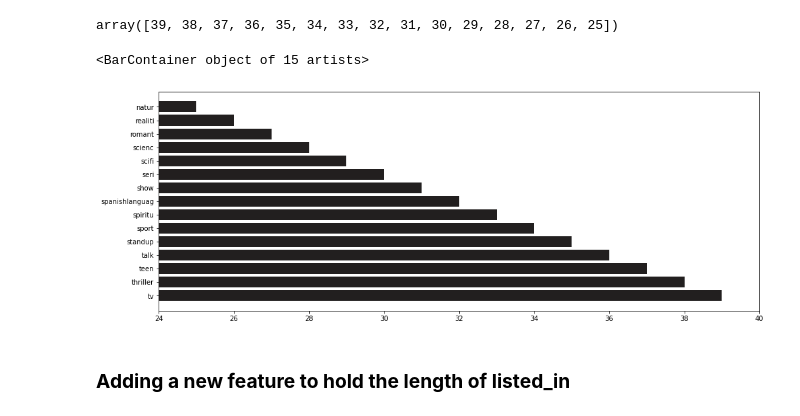
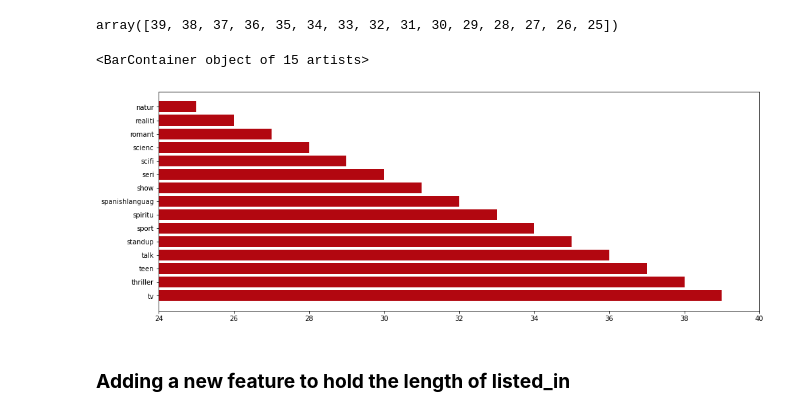
Before and after one commit to lakummahesh/Unsupervised-ML-Capstone-Project-Netflix-Movies-and-TV-Shows-Clustering, a Jupyter notebook: NETFLIX_MOVIES_AND_TV_SHOWS_CLUSTERING.ipynb, the cells around one changed output. Drawn from its saved outputs; the diff is of its cells as text; code cells hidden in the pictures.

```diff
--- a/NETFLIX_MOVIES_AND_TV_SHOWS_CLUSTERING.ipynb
+++ b/NETFLIX_MOVIES_AND_TV_SHOWS_CLUSTERING.ipynb
@@ -1068,11 +1069,11 @@ array([39, 38, 37, 36, 35, 34, 33, 32, 31, 30, 29, 28, 27, 26, 25])
 # %%
 #bar graph after stemming of listed_in category
 plt.figure( figsize = ( 16,6 ))
 plt.xlim(24, 40 )
-plt.barh(top15_most_occurred_vocab_listed_in_word , top15_most_occurred_vocab_listed_in_count,color="#221f1f")
+plt.barh(top15_most_occurred_vocab_listed_in_word , top15_most_occurred_vocab_listed_in_count,color="#b20710")
 # %% [output]
 <BarContainer object of 15 artists>
-[figure, old version]
+[figure, new version]
 # %% [markdown]
 ### **Adding a new feature to hold the length of listed_in**
 # %%
```
Also changed, not shown: parts of 4 cells of this notebook.
